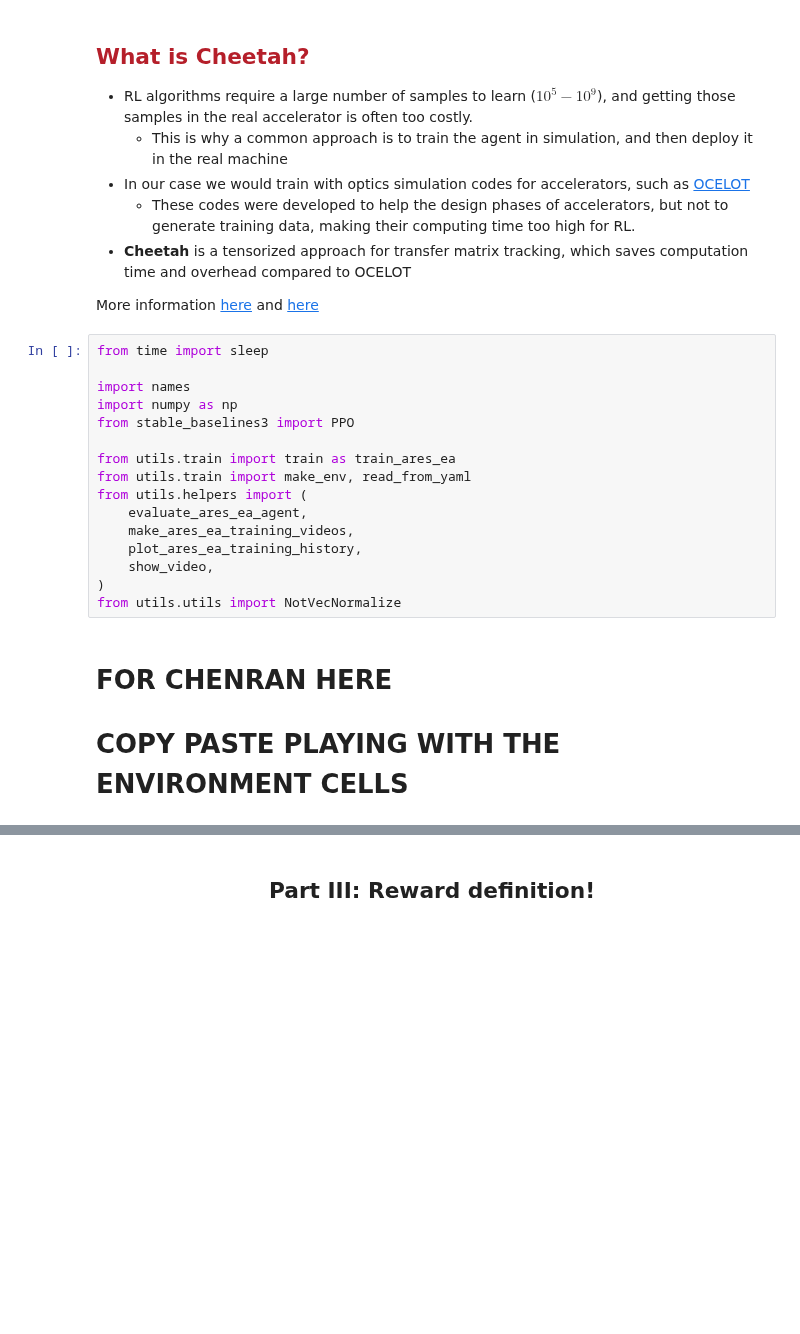
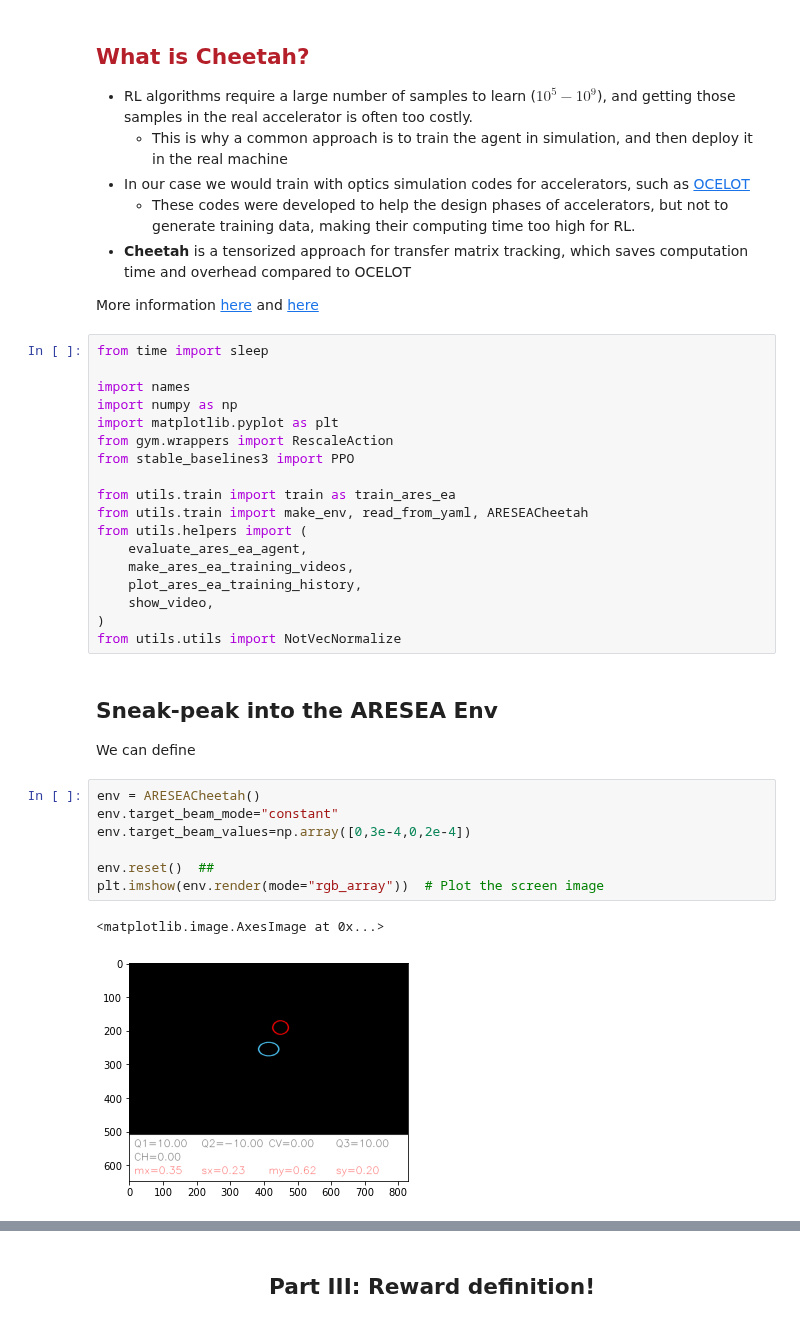
Before and after one commit to ansantam/RL4AA23, a Jupyter notebook: tutorial.ipynb, the cells around one changed output, grey strips where cells are left out. Drawn from its saved outputs; the diff is of its cells as text; blank space fills up the shorter version.

```diff
--- a/tutorial.ipynb
+++ b/tutorial.ipynb
@@ -216,10 +216,12 @@ from time import sleep
 
 import names
 import numpy as np
+import matplotlib.pyplot as plt
+from gym.wrappers import RescaleAction
 from stable_baselines3 import PPO
 
 from utils.train import train as train_ares_ea
-from utils.train import make_env, read_from_yaml
+from utils.train import make_env, read_from_yaml, ARESEACheetah
 from utils.helpers import (
     evaluate_ares_ea_agent,
     make_ares_ea_training_videos,
@@ -227,6 +229,17 @@ from utils.helpers import (
     show_video,
 )
 from utils.utils import NotVecNormalize
-# %% [markdown]
-# FOR CHENRAN HERE
-# COPY PASTE PLAYING WITH THE ENVIRONMENT CELLS
+# %% [markdown]
+## Sneak-peak into the ARESEA Env
+
+We can define
+# %%
+env = ARESEACheetah()
+env.target_beam_mode="constant"
+env.target_beam_values=np.array([0,3e-4,0,2e-4])
+
+env.reset()  ##
+plt.imshow(env.render(mode="rgb_array"))  # Plot the screen image
+# %% [output]
+<matplotlib.image.AxesImage at 0x...>
+[figure, added]
```
Also changed, not shown: parts of 3 cells of this notebook, 1 other file.
